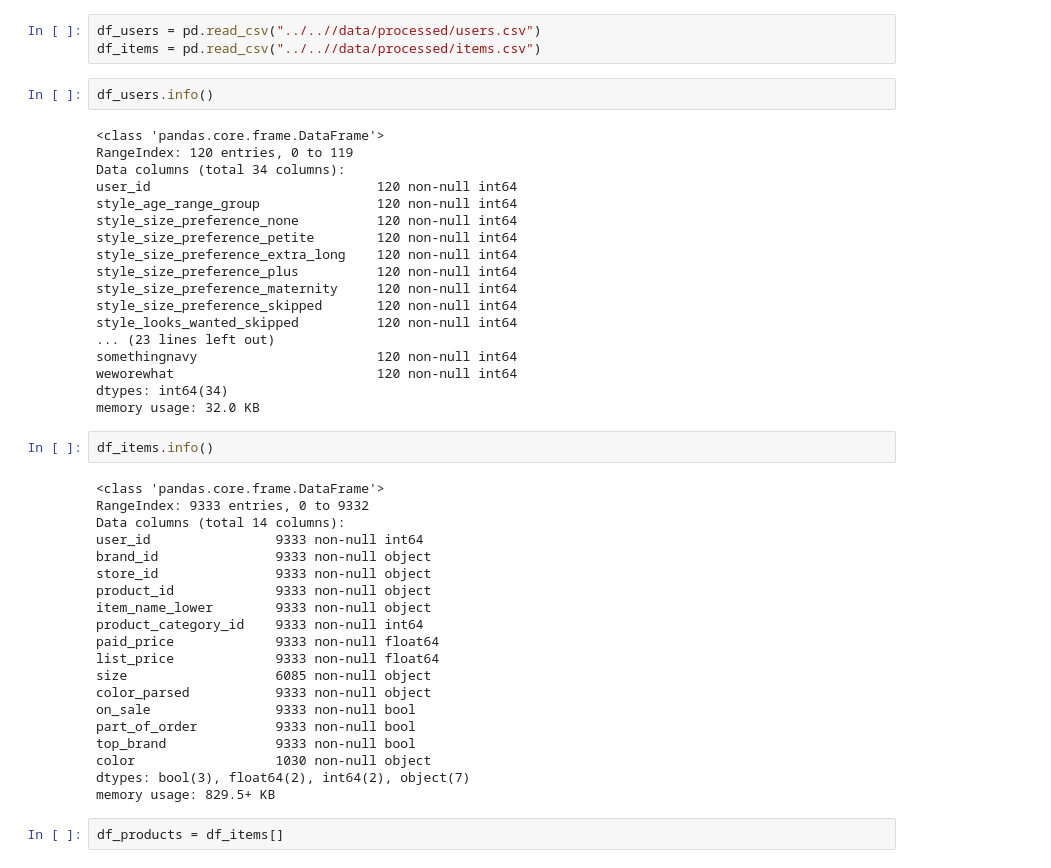
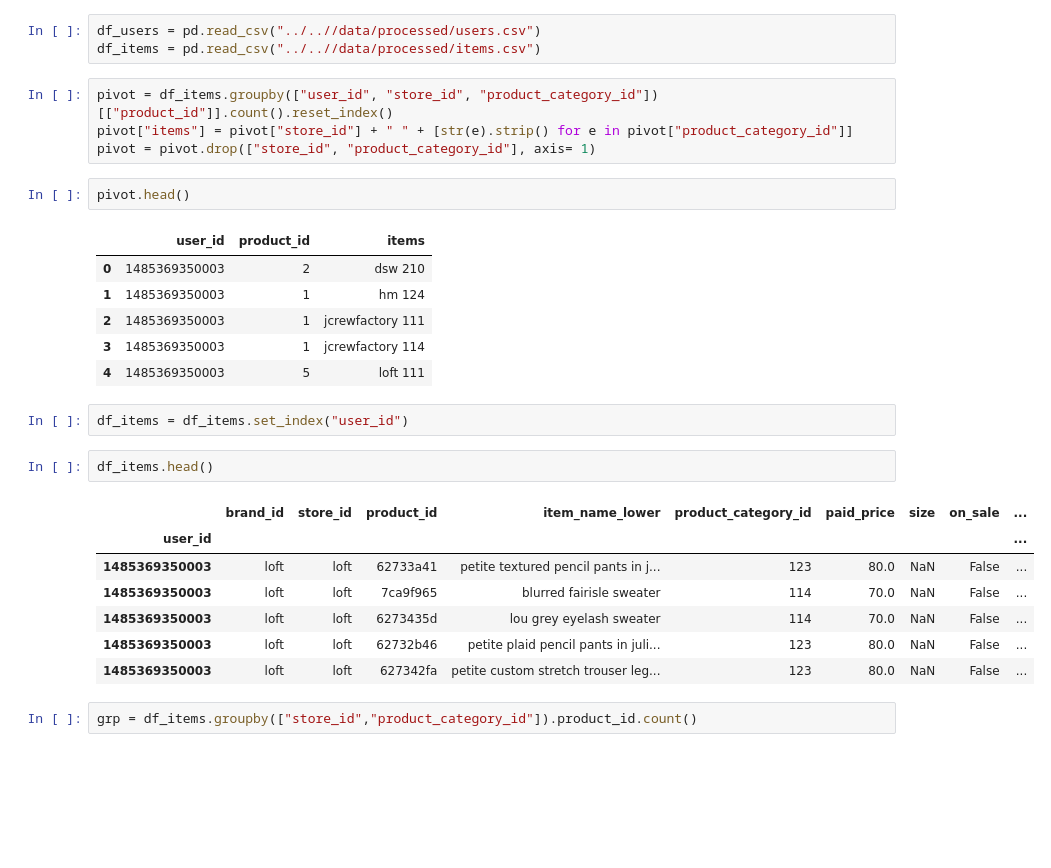
Before and after one commit to radhavrmk/caprs, a Jupyter notebook: code/notebooks/Cap2.ipynb, the cells around one changed output. Saved outputs shown, nothing was run; the diff lists cells and outputs as text; blank space fills up the shorter version.

```diff
--- a/code/notebooks/Cap2.ipynb
+++ b/code/notebooks/Cap2.ipynb
@@ -13,47 +14,30 @@ sns.set(palette="magma_r")
 # %%
 df_users = pd.read_csv("../..//data/processed/users.csv")
 df_items = pd.read_csv("../..//data/processed/items.csv")
-# %%
-df_users.info()
-# %% [output]
-<class 'pandas.core.frame.DataFrame'>
-RangeIndex: 120 entries, 0 to 119
-Data columns (total 34 columns):
-user_id                             120 non-null int64
-style_age_range_group               120 non-null int64
-style_size_preference_none          120 non-null int64
-style_size_preference_petite        120 non-null int64
-style_size_preference_extra_long    120 non-null int64
-style_size_preference_plus          120 non-null int64
-style_size_preference_maternity     120 non-null int64
-style_size_preference_skipped       120 non-null int64
-style_looks_wanted_skipped          120 non-null int64
-... (23 lines left out)
-somethingnavy                       120 non-null int64
-weworewhat                          120 non-null int64
-dtypes: int64(34)
-memory usage: 32.0 KB
+# %%
+pivot = df_items.groupby(["user_id", "store_id", "product_category_id"])[["product_id"]].count().reset_index()
+pivot["items"] = pivot["store_id"] + " " + [str(e).strip() for e in pivot["product_category_id"]]
+pivot = pivot.drop(["store_id", "product_category_id"], axis= 1)
+# %%
+pivot.head()
+# %% [output]
+|  | user_id | product_id | items |
+| 0 | 1485369350003 | 2 | dsw 210 |
+| 1 | 1485369350003 | 1 | hm 124 |
+| 2 | 1485369350003 | 1 | jcrewfactory 111 |
+| 3 | 1485369350003 | 1 | jcrewfactory 114 |
+| 4 | 1485369350003 | 5 | loft 111 |
+# %%
+df_items = df_items.set_index("user_id")
 # %%
-df_items.info()
+df_items.head()
 # %% [output]
-<class 'pandas.core.frame.DataFrame'>
-RangeIndex: 9333 entries, 0 to 9332
-Data columns (total 14 columns):
-user_id                9333 non-null int64
-brand_id               9333 non-null object
-store_id               9333 non-null object
-product_id             9333 non-null object
-item_name_lower        9333 non-null object
-product_category_id    9333 non-null int64
-paid_price             9333 non-null float64
-list_price             9333 non-null float64
-size                   6085 non-null object
-color_parsed           9333 non-null object
-on_sale                9333 non-null bool
-part_of_order          9333 non-null bool
-top_brand              9333 non-null bool
-color                  1030 non-null object
-dtypes: bool(3), float64(2), int64(2), object(7)
-memory usage: 829.5+ KB
+|  | brand_id | store_id | product_id | item_name_lower | product_category_id | paid_price | size | on_sale | ... |
+| user_id |  |  |  |  |  |  |  |  | ... |
+| 1485369350003 | loft | loft | 62733a41 | petite textured pencil pants in j... | 123 | 80.0 | NaN | False | ... |
+| 1485369350003 | loft | loft | 7ca9f965 | blurred fairisle sweater | 114 | 70.0 | NaN | False | ... |
+| 1485369350003 | loft | loft | 6273435d | lou grey eyelash sweater | 114 | 70.0 | NaN | False | ... |
+| 1485369350003 | loft | loft | 62732b46 | petite plaid pencil pants in juli... | 123 | 80.0 | NaN | False | ... |
+| 1485369350003 | loft | loft | 627342fa | petite custom stretch trouser leg... | 123 | 80.0 | NaN | False | ... |
-# %%
-df_products = df_items[]
+# %%
+grp = df_items.groupby(["store_id","product_category_id"]).product_id.count()
```
Also changed, not shown: parts of 14 cells of this notebook, 1 other file.
